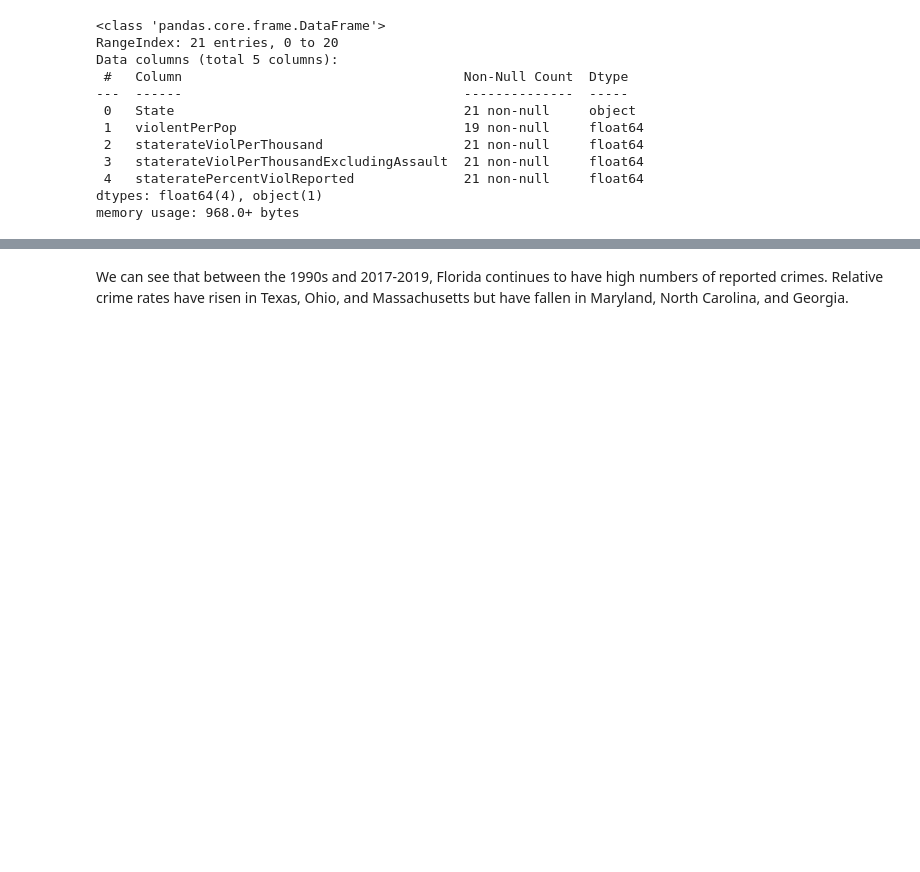
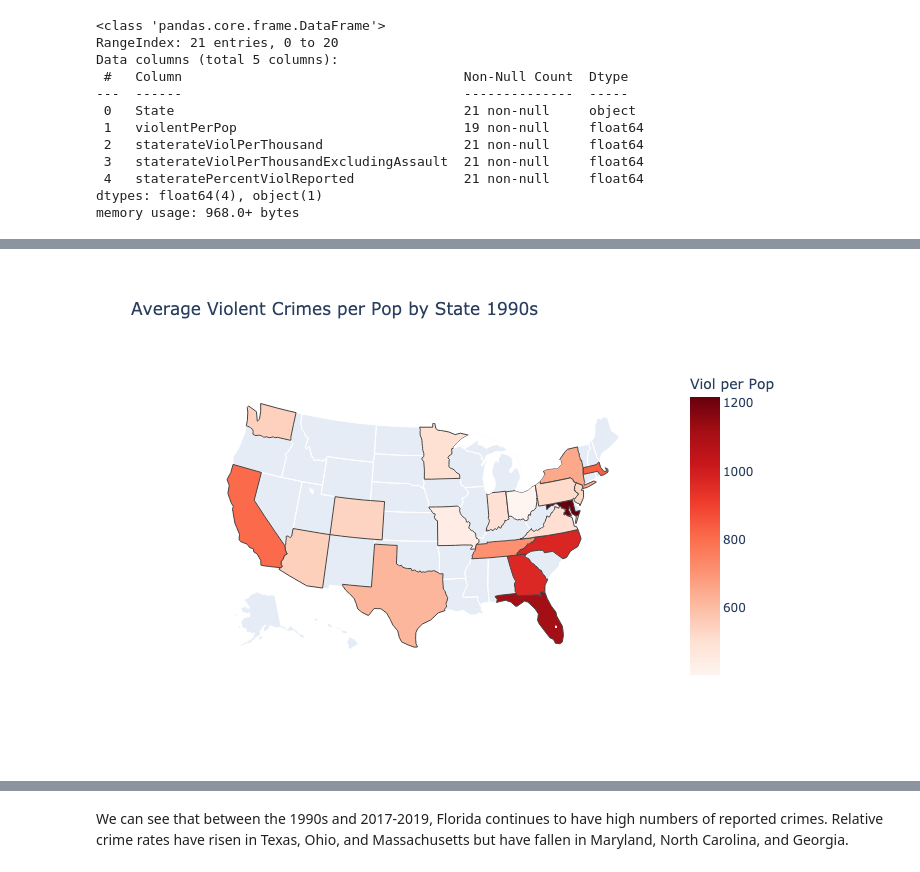
Before and after one commit to ijc2119/project-one, a Jupyter notebook: proj1_draft.ipynb, the cells around one changed output, grey strips where cells are left out. Drawn from its saved outputs; the diff is of its cells as text; code cells hidden in the pictures; blank space fills up the shorter version.

Commit message:
2/19
combined with proj1.py and fixed figure formatting

```diff
--- a/proj1_draft.ipynb
+++ b/proj1_draft.ipynb
@@ -97,6 +353,4 @@ pio.renderers.default = 'iframe'
 # %%
-import plotly.graph_objects as go
-
 fig = go.Figure(data=go.Choropleth(locations=state_data['State'], # Spatial coordinates
     z = state_data['violentPerPop'].astype(float), # Data to be color-coded
     locationmode = 'USA-states', # set of locations match entries in `locations`
@@ -109,5 +363,7 @@ fig.update_layout(
     geo_scope='usa', # limited map scope to USA
 )
 
-fig.show()
+fig.write_image("images/fig1.png")
+img = Image.open('images/fig1.png')
+display(img)
 # %% [output]
@@ -115 +370,2 @@ fig.show()
+[figure, added]
 # %%
```
Also changed, not shown: parts of 35 cells of this notebook, 5 other files.
